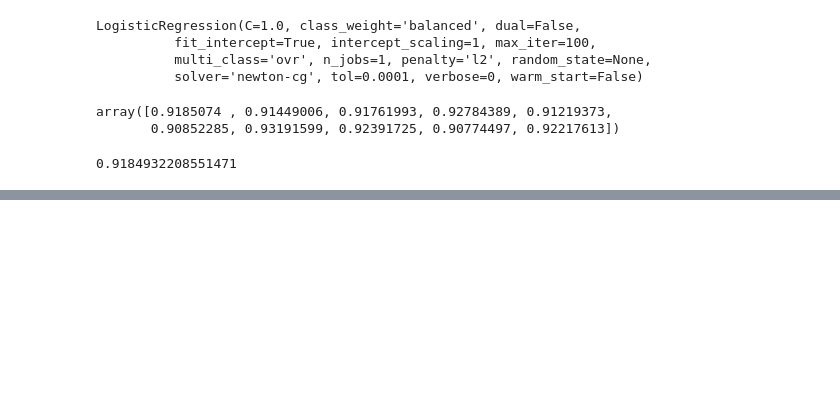
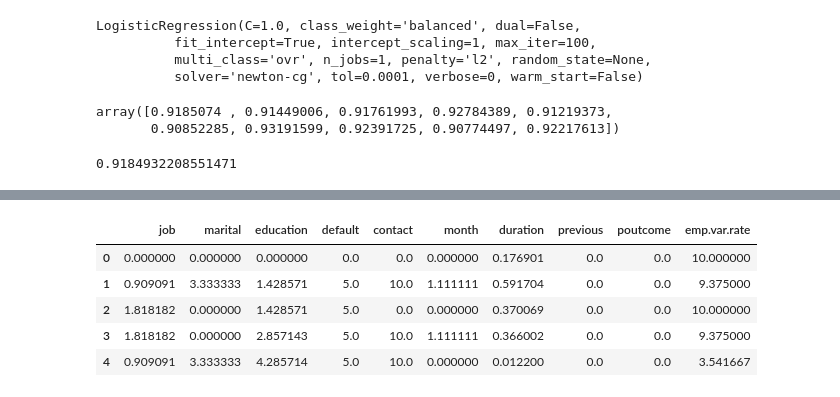
Before and after one commit to do-al/sfml, a Jupyter notebook: hw_03/hw3_task.ipynb, the cells around one changed output, grey strips where cells are left out. Cells and saved outputs as stored; diff of their text form; code cells hidden in the pictures; blank space fills up the shorter version.

```diff
--- a/hw_03/hw3_task.ipynb
+++ b/hw_03/hw3_task.ipynb
@@ -612,0 +682,11 @@ print('Логистическая регрессия: ', scoresLR.mean())
+# %%
+X_train_preproc2 = df_train_preproc2.drop(['_id', 'target'], axis=1)
+# %%
+X_train_preproc2.head()
+# %% [output]
+|  | job | marital | education | default | contact | month | duration | previous | poutcome | emp.var.rate |
+| 0 | 0.000000 | 0.000000 | 0.000000 | 0.0 | 0.0 | 0.000000 | 0.176901 | 0.0 | 0.0 | 10.000000 |
+| 1 | 0.909091 | 3.333333 | 1.428571 | 5.0 | 10.0 | 1.111111 | 0.591704 | 0.0 | 0.0 | 9.375000 |
+| 2 | 1.818182 | 0.000000 | 1.428571 | 5.0 | 0.0 | 0.000000 | 0.370069 | 0.0 | 0.0 | 10.000000 |
+| 3 | 1.818182 | 0.000000 | 2.857143 | 5.0 | 10.0 | 1.111111 | 0.366002 | 0.0 | 0.0 | 9.375000 |
+| 4 | 0.909091 | 3.333333 | 4.285714 | 5.0 | 10.0 | 0.000000 | 0.012200 | 0.0 | 0.0 | 3.541667 |
```
Also changed, not shown: parts of 45 cells of this notebook.
